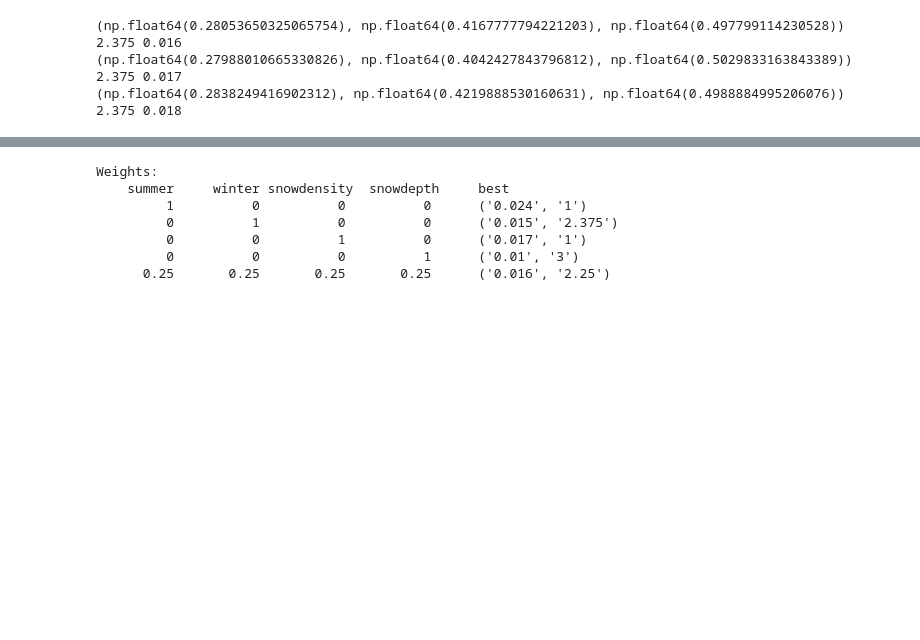
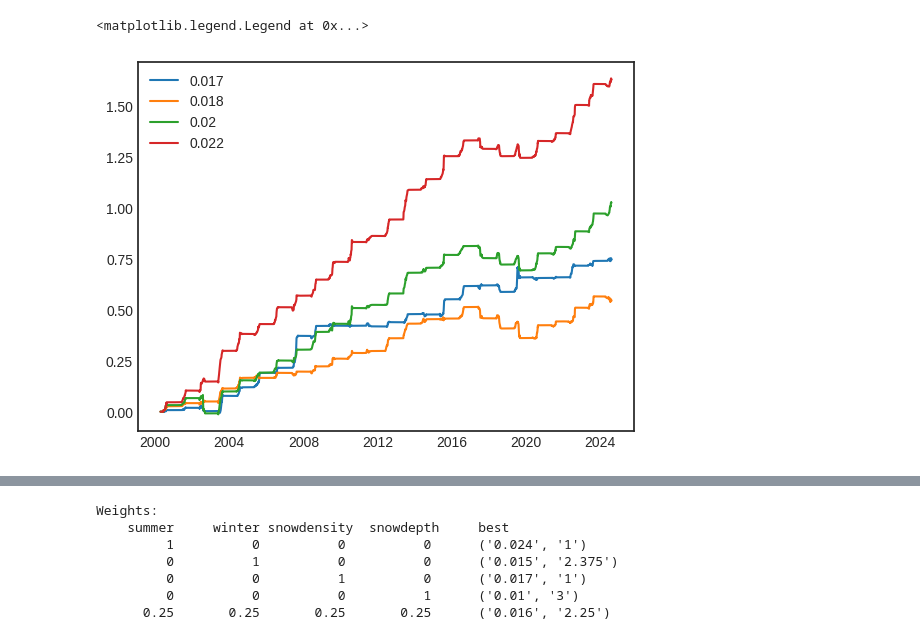
Before and after one commit to clairevwilson/PyGEM-EB, a Jupyter notebook: figs_results.ipynb, the cells around one changed output, grey strips where cells are left out. Saved outputs shown, nothing was run; the diff lists cells and outputs as text; code cells hidden in the pictures; blank space fills up the shorter version.

```diff
--- a/figs_results.ipynb
+++ b/figs_results.ipynb
@@ -16,12 +18,0 @@ import pebsi.processing.gridsearch_plotting as gsplot
-# %%
-for x in range(64,67):
-    ds = xr.open_dataset(gsproc.base_fp+f'07_25_D_0/grid_07_25_set{x}_run0_0.nc')
-    print(seasonal_mass_balance(ds))
-    print(ds.attrs['kp'], ds.attrs['c5'])
-# %% [output]
-(np.float64(0.28053650325065754), np.float64(0.4167777794221203), np.float64(0.497799114230528))
-2.375 0.016
-(np.float64(0.27988010665330826), np.float64(0.4042427843796812), np.float64(0.5029833163843389))
-2.375 0.017
-(np.float64(0.2838249416902312), np.float64(0.4219888530160631), np.float64(0.4988884995206076))
-2.375 0.018
@@ -30,3 +19,19 @@ for x in range(64,67):
+# %%
+ds1 = xr.open_dataset(gsproc.base_fp+f'07_25_D_0/grid_07_25_set{64}_run0_0.nc')
+for x in range(65,69):
+    ds = xr.open_dataset(gsproc.base_fp+f'07_25_D_0/grid_07_25_set{x}_run0_0.nc')
+    plt.plot(ds.time.values, ds.melt.cumsum().values - ds1.melt.cumsum().values, label = ds.attrs['c5'])
+    # plt.xlim(pd.to_datetime('20020410'), pd.to_datetime('20030410'))
+    plt.ylim()
+    # dates = pd.date_range('2006-09-01','2007-09-01')
+    # visualize_layers(ds, dates, ['layerrefreeze'])
+    # years, _,_,summer_mod, summer_data, _,_ = seasonal_mass_balance(ds, out='data')
+    # plt.plot(years, summer_mod, label=ds.attrs['c5'])
+    # print(ds.attrs['kp'], ds.attrs['c5'])
+plt.legend()
+# %% [output]
+<matplotlib.legend.Legend at 0x...>
+[figure, added]
 # %%
 # ===== GET RESULTS DICT =====
 # gsproc.process_runs('long', sites='all')                  # This function re-creates each individual run .pkl and thus takes ~60 minutes in series
```
Also changed, not shown: parts of 5 cells of this notebook, 8 other files.
